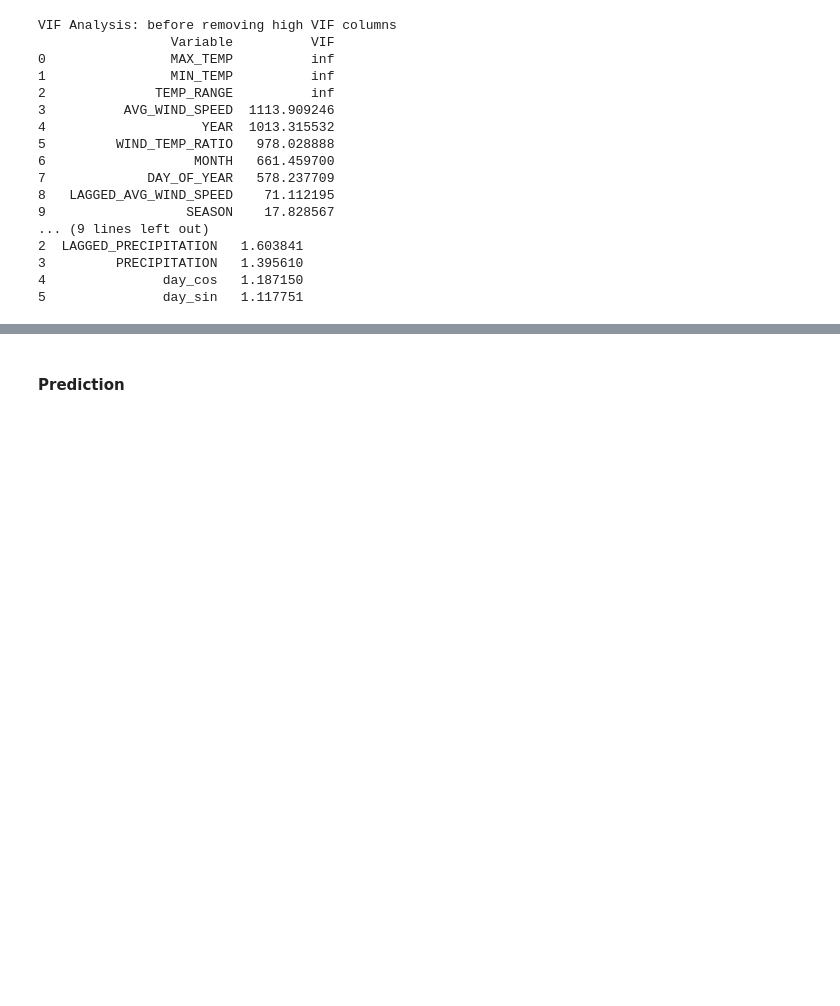
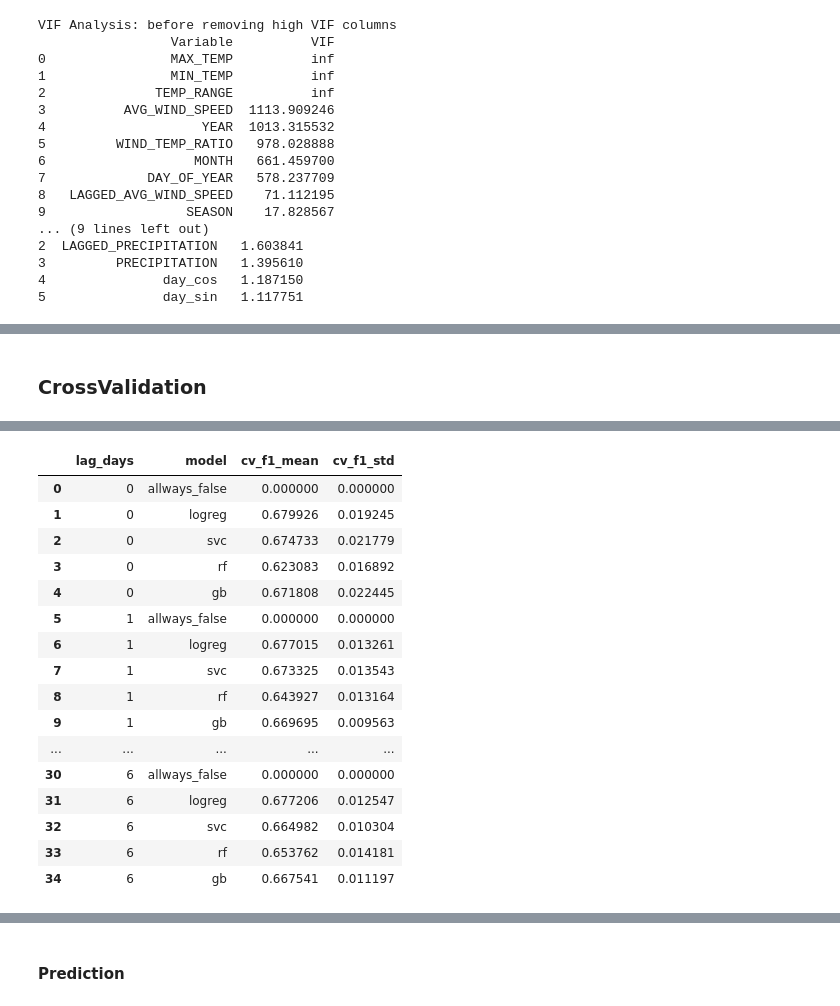
Before and after one commit to kire001/usu-calfire, a Jupyter notebook: USU_Calfire.ipynb, the cells around one changed output, grey strips where cells are left out. Cells and saved outputs as stored; diff of their text form; code cells hidden in the pictures; blank space fills up the shorter version.

```diff
--- a/USU_Calfire.ipynb
+++ b/USU_Calfire.ipynb
@@ -177,6 +191,0 @@ VIF Analysis: before removing high VIF columns
-# %%
-y = df_model['FIRE_START_DAY']
-X = df_model.drop(columns=exclude_columns)
-X_train, X_test, y_train, y_test = train_test_split(
-    X, y, test_size=0.2, shuffle=False
-)
@@ -204,9 +243,16 @@ pipe_gb = Pipeline([
     ('clf', GradientBoostingClassifier())
 ])
 
+pipe_false = Pipeline([
+    ('scaler', StandardScaler()),
+    ('clf', DummyClassifier(strategy='most_frequent'))
+])
+
 ms = {
+    'allways_false': pipe_false,
     'logreg': pipe_logreg,
     'svc': pipe_svc,
     'rf': pipe_rf,
-    'gb': pipe_gb
+    'gb': pipe_gb,
+
 }
@@ -267,0 +259,39 @@ gb | CV ROC AUC: 0.599 ± 0.063 | Test ROC AUC: 0.856
+# %% [markdown]
+### CrossValidation
+# %%
+
+n_splits = 5
+scoring='f1'
+threshold = 0.5
+results_cv = []
+
+
+for i in range (7):
+    df = create_extended_features(df_model, lag_days=i)
+    y = df['FIRE_START_DAY']
+    X = df.drop(columns=exclude_columns)
+    X_train, X_test, y_train, y_test = train_test_split(X, y, test_size=0.2, shuffle=True, random_state=42, stratify=y)
+    print(f"--- Using {i} days of lag features ---")
+    print(X.shape)
+    print(X)
+    for name, pipe in ms.items():
+        # TRAIN SET CROSS-VALIDATION
+        cv = TimeSeriesSplit(n_splits=n_splits)
+        cv_scores = cross_val_score(pipe, X_train, y_train, cv=cv, scoring=scoring)
+        print(f"{name} CV F1 scores: ")
+        print(cv_scores, "\n", f"Mean: {cv_scores.mean()}, Std: {cv_scores.std()}\n")
+
+        # Store CV results
+        cv_result = {
+            'lag_days': i,
+            'model': name,
+            'cv_f1_mean': cv_scores.mean(),
+            'cv_f1_std': cv_scores.std()
+        }
+        results_cv.append(cv_result)
+
+
+# Convert to DataFrame
+cv_results_df = pd.DataFrame(results_cv)
+cv_results_df
+# %% [output]
@@ -267,0 +315,17 @@ gb | CV ROC AUC: 0.599 ± 0.063 | Test ROC AUC: 0.856
+|  | lag_days | model | cv_f1_mean | cv_f1_std |
+| 0 | 0 | allways_false | 0.000000 | 0.000000 |
+| 1 | 0 | logreg | 0.679926 | 0.019245 |
+| 2 | 0 | svc | 0.674733 | 0.021779 |
+| 3 | 0 | rf | 0.623083 | 0.016892 |
+| 4 | 0 | gb | 0.671808 | 0.022445 |
+| 5 | 1 | allways_false | 0.000000 | 0.000000 |
+| 6 | 1 | logreg | 0.677015 | 0.013261 |
+| 7 | 1 | svc | 0.673325 | 0.013543 |
+| 8 | 1 | rf | 0.643927 | 0.013164 |
+| 9 | 1 | gb | 0.669695 | 0.009563 |
+| ... | ... | ... | ... | ... |
+| 30 | 6 | allways_false | 0.000000 | 0.000000 |
+| 31 | 6 | logreg | 0.677206 | 0.012547 |
+| 32 | 6 | svc | 0.664982 | 0.010304 |
+| 33 | 6 | rf | 0.653762 | 0.014181 |
+| 34 | 6 | gb | 0.667541 | 0.011197 |
```
Also changed, not shown: parts of 14 cells of this notebook, 16 other files.
